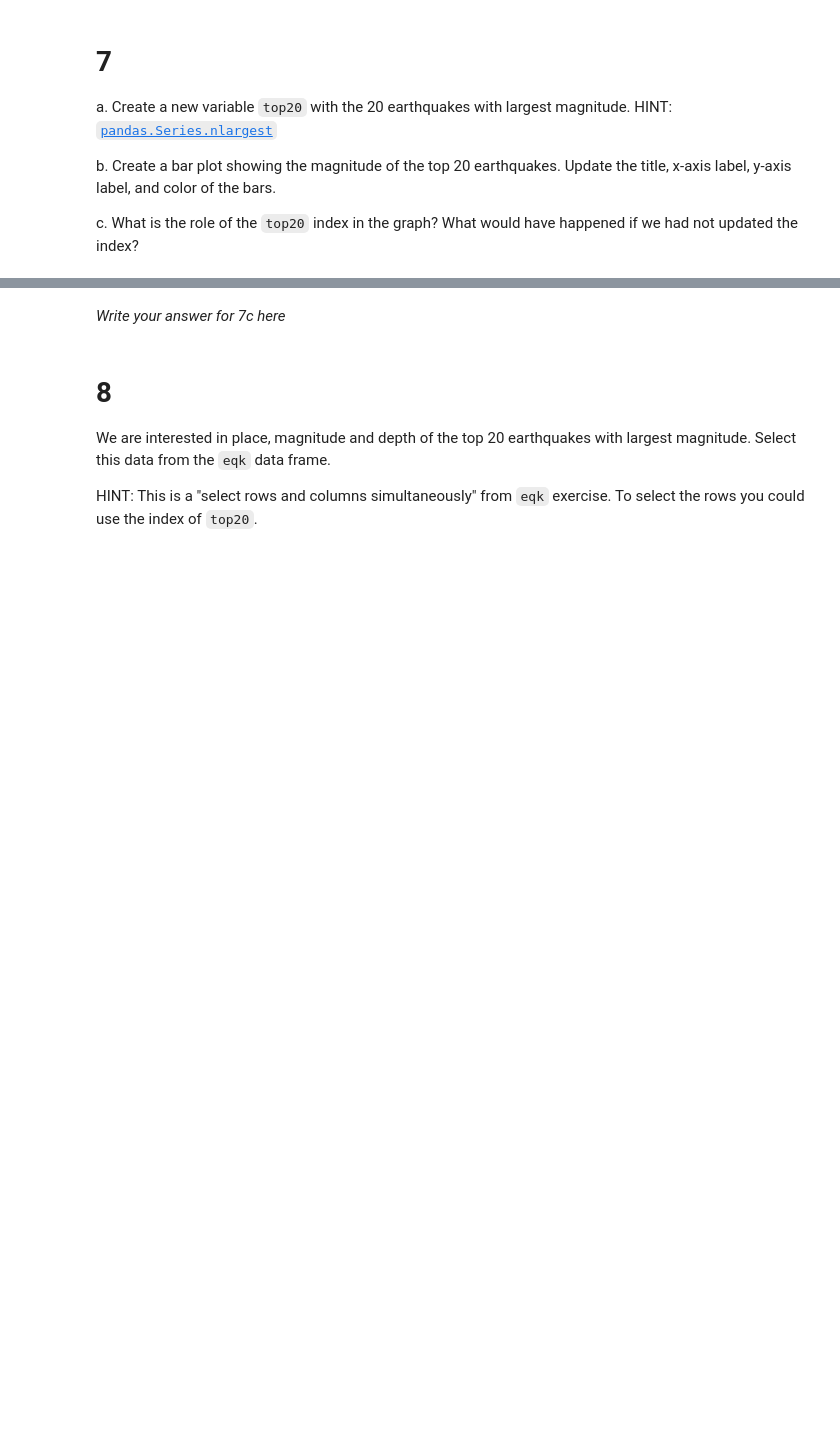
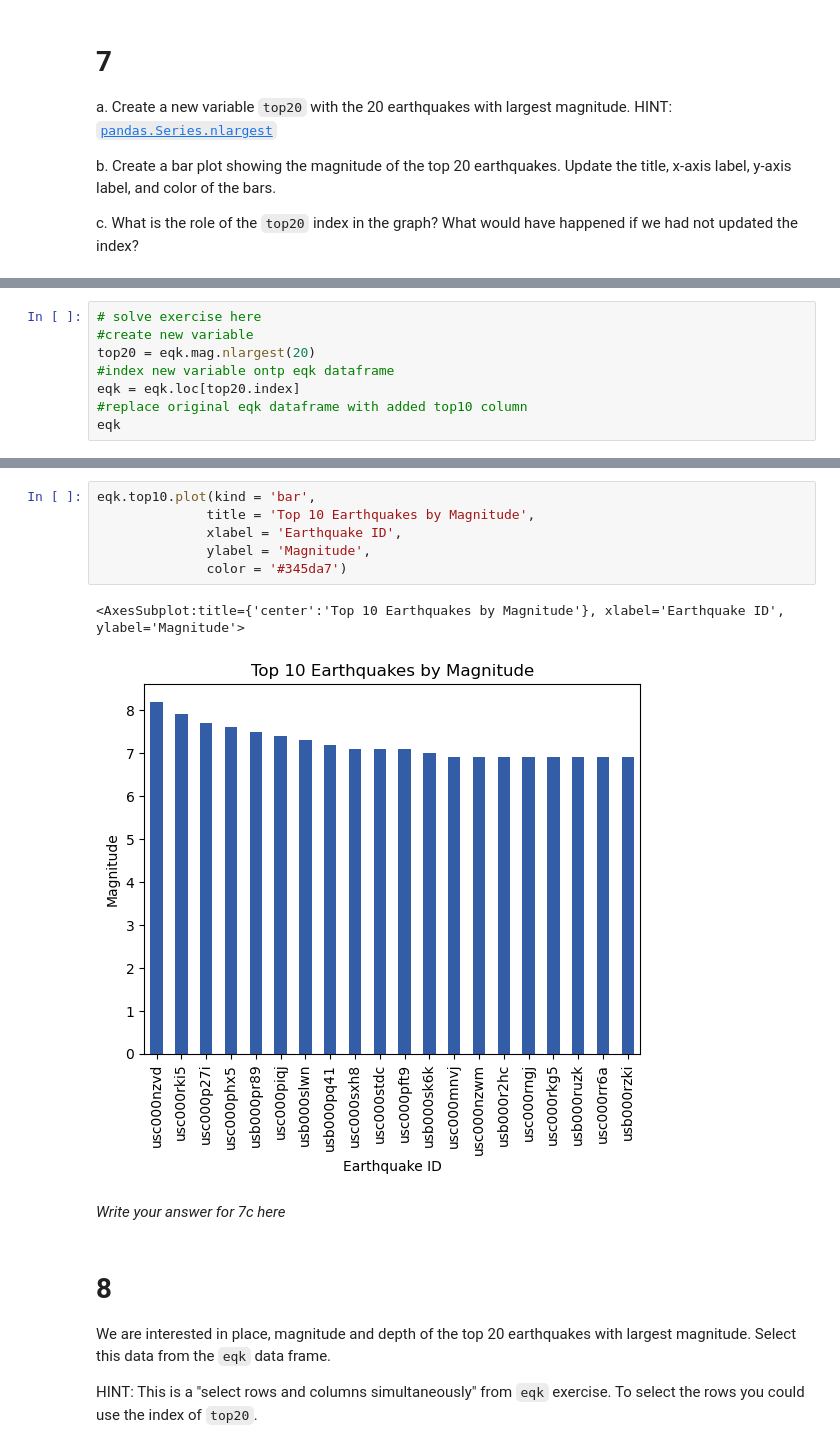
Before and after one commit to kristinaglass/eds220-hwk-1, a Jupyter notebook: hwk1-task4.ipynb, the cells around one changed output, grey strips where cells are left out. Drawn from its saved outputs; the diff is of its cells as text; blank space fills up the shorter version.

```diff
--- a/hwk1-task4.ipynb
+++ b/hwk1-task4.ipynb
@@ -142,0 +168,8 @@ c. What is the role of the `top20` index in the graph? What would have happened
+# %%
+# solve exercise here
+#create new variable
+top20 = eqk.mag.nlargest(20)
+#index new variable ontp eqk dataframe
+eqk = eqk.loc[top20.index]
+#replace original eqk dataframe with added top10 column
+eqk
@@ -143,3 +195,12 @@ c. What is the role of the `top20` index in the graph? What would have happened
+# %%
+eqk.top10.plot(kind = 'bar',
+              title = 'Top 10 Earthquakes by Magnitude',
+              xlabel = 'Earthquake ID',
+              ylabel = 'Magnitude',
+              color = '#345da7')
+# %% [output]
+<AxesSubplot:title={'center':'Top 10 Earthquakes by Magnitude'}, xlabel='Earthquake ID', ylabel='Magnitude'>
+[figure, added]
 # %% [markdown]
 *Write your answer for 7c here*
 # %% [markdown]
```
Also changed, not shown: parts of 5 cells of this notebook.
